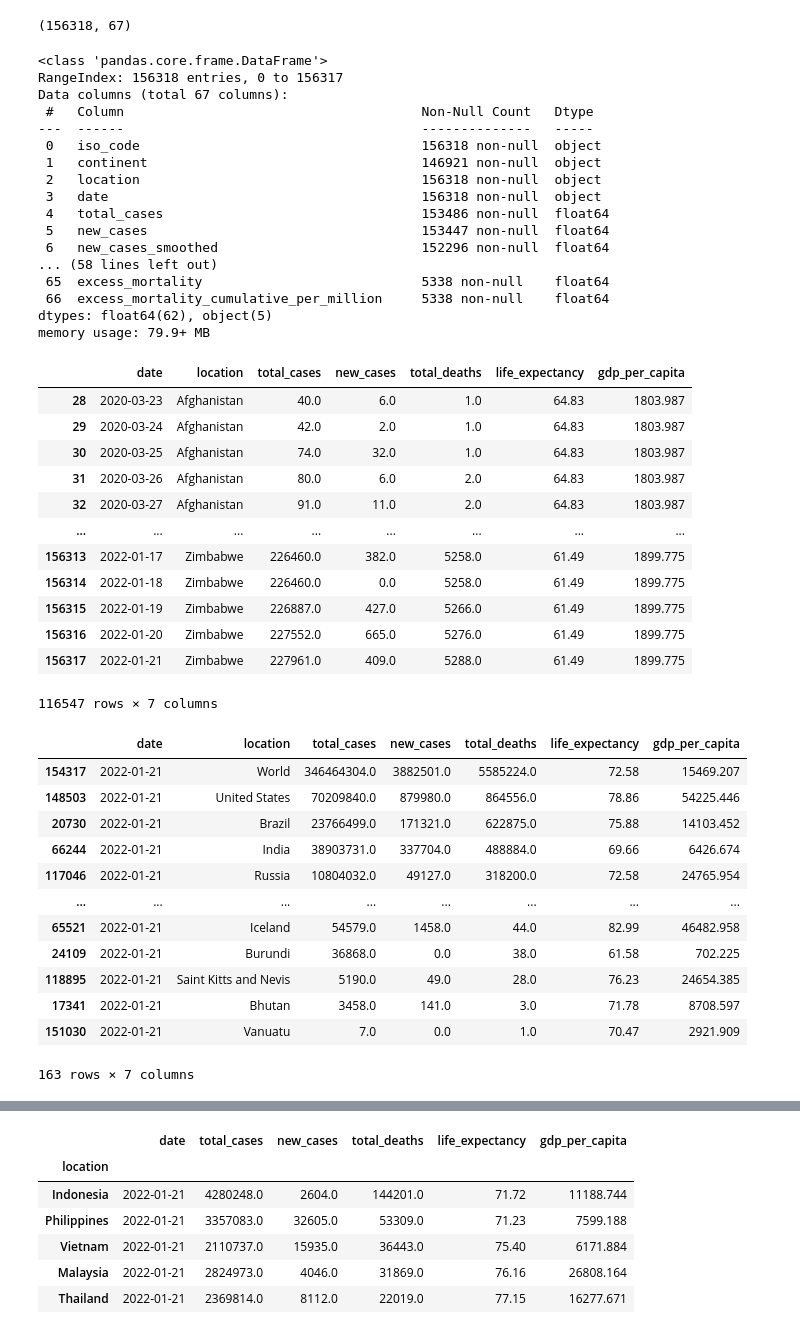
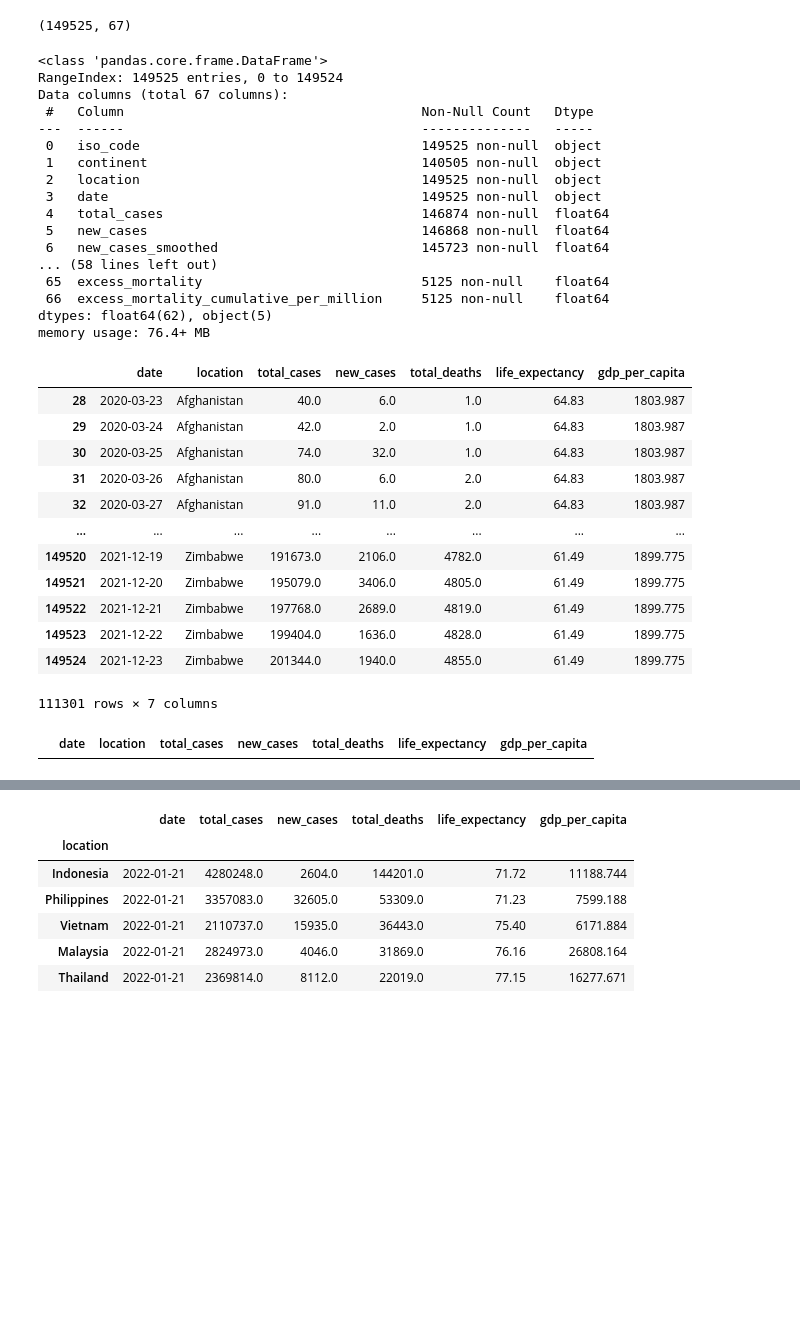
Before and after one commit to Thitphavanh/Python-Artificial-intelligence-Machine-Learning-Deep-Learning, a Jupyter notebook: DataRegression/SimpleLinearRegression.ipynb, the cells around one changed output, grey strips where cells are left out. Cells and saved outputs as stored; diff of their text form; code cells hidden in the pictures; blank space fills up the shorter version.

```diff
--- a/DataRegression/SimpleLinearRegression.ipynb
+++ b/DataRegression/SimpleLinearRegression.ipynb
@@ -38,7 +38,7 @@ numpy   version: 1.22.1
 # covid = pd.read_csv('D:/Python Analysis/owid-covid-data.csv')
 # covid
 
-covid = pd.read_csv('D:\QAPublicAd\MulticlassClassification\owid-covid-data.csv')
+covid = pd.read_csv('C:/Users/Hery/Desktop/My Projects/Python-Artificial-intelligence-Machine-Learning-Deep-Learning/owid-covid-data.csv')
 covid
 # %% [output]
 |  | iso_code | continent | location | date | total_cases | new_cases | new_cases_smoothed | total_deaths | ... |
@@ -73,27 +73,27 @@ covid.describe()
 # %%
 covid.shape
 # %% [output]
-(156318, 67)
+(149525, 67)
 # %%
 covid.info()
 # %% [output]
 <class 'pandas.core.frame.DataFrame'>
-RangeIndex: 156318 entries, 0 to 156317
+RangeIndex: 149525 entries, 0 to 149524
 Data columns (total 67 columns):
  #   Column                                      Non-Null Count   Dtype
 ---  ------                                      --------------   -----
- 0   iso_code                                    156318 non-null  object
- 1   continent                                   146921 non-null  object
- 2   location                                    156318 non-null  object
- 3   date                                        156318 non-null  object
- 4   total_cases                                 153486 non-null  float64
- 5   new_cases                                   153447 non-null  float64
- 6   new_cases_smoothed                          152296 non-null  float64
+ 0   iso_code                                    149525 non-null  object
+ 1   continent                                   140505 non-null  object
+ 2   location                                    149525 non-null  object
+ 3   date                                        149525 non-null  object
+ 4   total_cases                                 146874 non-null  float64
+ 5   new_cases                                   146868 non-null  float64
+ 6   new_cases_smoothed                          145723 non-null  float64
 ... (58 lines left out)
- 65  excess_mortality                            5338 non-null    float64
- 66  excess_mortality_cumulative_per_million     5338 non-null    float64
+ 65  excess_mortality                            5125 non-null    float64
+ 66  excess_mortality_cumulative_per_million     5125 non-null    float64
 dtypes: float64(62), object(5)
-memory usage: 79.9+ MB
+memory usage: 76.4+ MB
 # %%
 #Save model to .csv
 #data1.to_csv('D:/Face Detection/Datanew/data1.csv')
@@ -107,29 +107,17 @@ data
 | 31 | 2020-03-26 | Afghanistan | 80.0 | 6.0 | 2.0 | 64.83 | 1803.987 |
 | 32 | 2020-03-27 | Afghanistan | 91.0 | 11.0 | 2.0 | 64.83 | 1803.987 |
 | ... | ... | ... | ... | ... | ... | ... | ... |
-| 156313 | 2022-01-17 | Zimbabwe | 226460.0 | 382.0 | 5258.0 | 61.49 | 1899.775 |
-| 156314 | 2022-01-18 | Zimbabwe | 226460.0 | 0.0 | 5258.0 | 61.49 | 1899.775 |
-| 156315 | 2022-01-19 | Zimbabwe | 226887.0 | 427.0 | 5266.0 | 61.49 | 1899.775 |
-| 156316 | 2022-01-20 | Zimbabwe | 227552.0 | 665.0 | 5276.0 | 61.49 | 1899.775 |
-| 156317 | 2022-01-21 | Zimbabwe | 227961.0 | 409.0 | 5288.0 | 61.49 | 1899.775 |
+| 149520 | 2021-12-19 | Zimbabwe | 191673.0 | 2106.0 | 4782.0 | 61.49 | 1899.775 |
+| 149521 | 2021-12-20 | Zimbabwe | 195079.0 | 3406.0 | 4805.0 | 61.49 | 1899.775 |
+| 149522 | 2021-12-21 | Zimbabwe | 197768.0 | 2689.0 | 4819.0 | 61.49 | 1899.775 |
+| 149523 | 2021-12-22 | Zimbabwe | 199404.0 | 1636.0 | 4828.0 | 61.49 | 1899.775 |
+| 149524 | 2021-12-23 | Zimbabwe | 201344.0 | 1940.0 | 4855.0 | 61.49 | 1899.775 |
-116547 rows × 7 columns
+111301 rows × 7 columns
 # %%
 #data5 = data5.loc[:, ['Entity','Code','Year','Breast cancer (deaths)']]
 #s = data1.drop([77,140,43,119]) #,axis=0).drop([60604]) #ลบแถว
-df1 = data.loc[data['date'] == '2022-01-21'].sort_values(['total_deaths'],ascending=False) #.drop([147610]) #.rename(columns={'Internet':'y'}) #ข้อมูล ณ วันที่ 7 ธค.2020
+df1 = data.loc[data['date'] == '2022-06-21'].sort_values(['total_deaths'],ascending=False)#.drop([147610]) #.rename(columns={'Internet':'y'})
 df1
 # %% [output]
 |  | date | location | total_cases | new_cases | total_deaths | life_expectancy | gdp_per_capita |
-| 154317 | 2022-01-21 | World | 346464304.0 | 3882501.0 | 5585224.0 | 72.58 | 15469.207 |
-| 148503 | 2022-01-21 | United States | 70209840.0 | 879980.0 | 864556.0 | 78.86 | 54225.446 |
-| 20730 | 2022-01-21 | Brazil | 23766499.0 | 171321.0 | 622875.0 | 75.88 | 14103.452 |
-| 66244 | 2022-01-21 | India | 38903731.0 | 337704.0 | 488884.0 | 69.66 | 6426.674 |
-| 117046 | 2022-01-21 | Russia | 10804032.0 | 49127.0 | 318200.0 | 72.58 | 24765.954 |
-| ... | ... | ... | ... | ... | ... | ... | ... |
-| 65521 | 2022-01-21 | Iceland | 54579.0 | 1458.0 | 44.0 | 82.99 | 46482.958 |
-| 24109 | 2022-01-21 | Burundi | 36868.0 | 0.0 | 38.0 | 61.58 | 702.225 |
-| 118895 | 2022-01-21 | Saint Kitts and Nevis | 5190.0 | 49.0 | 28.0 | 76.23 | 24654.385 |
-| 17341 | 2022-01-21 | Bhutan | 3458.0 | 141.0 | 3.0 | 71.78 | 8708.597 |
-| 151030 | 2022-01-21 | Vanuatu | 7.0 | 0.0 | 1.0 | 70.47 | 2921.909 |
-163 rows × 7 columns
 # %%
```
Also changed, not shown: parts of 9 cells of this notebook, 1 other file.
